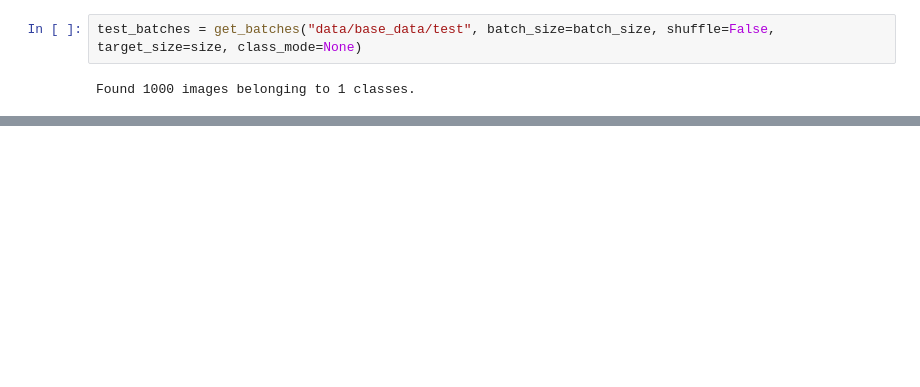
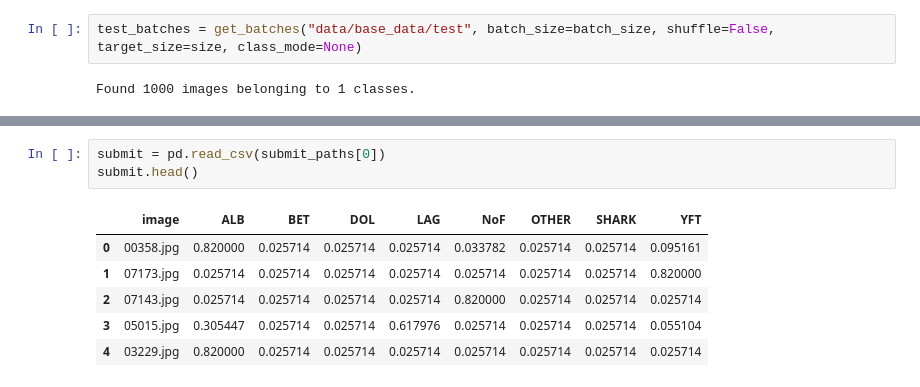
Before and after one commit to NegatioN/KaggleFisheries, a Jupyter notebook: fisheries-objdetect-ensemble.ipynb, the cells around one changed output, grey strips where cells are left out. Saved outputs shown, nothing was run; the diff lists cells and outputs as text; blank space fills up the shorter version.

```diff
--- a/fisheries-objdetect-ensemble.ipynb
+++ b/fisheries-objdetect-ensemble.ipynb
@@ -176,0 +222,10 @@ submission.to_csv(path + 'results/fishy5.csv', index=False)
+# %%
+submit = pd.read_csv(submit_paths[0])
+submit.head()
+# %% [output]
+|  | image | ALB | BET | DOL | LAG | NoF | OTHER | SHARK | YFT |
+| 0 | 00358.jpg | 0.820000 | 0.025714 | 0.025714 | 0.025714 | 0.033782 | 0.025714 | 0.025714 | 0.095161 |
+| 1 | 07173.jpg | 0.025714 | 0.025714 | 0.025714 | 0.025714 | 0.025714 | 0.025714 | 0.025714 | 0.820000 |
+| 2 | 07143.jpg | 0.025714 | 0.025714 | 0.025714 | 0.025714 | 0.820000 | 0.025714 | 0.025714 | 0.025714 |
+| 3 | 05015.jpg | 0.305447 | 0.025714 | 0.025714 | 0.617976 | 0.025714 | 0.025714 | 0.025714 | 0.055104 |
+| 4 | 03229.jpg | 0.820000 | 0.025714 | 0.025714 | 0.025714 | 0.025714 | 0.025714 | 0.025714 | 0.025714 |
```
Also changed, not shown: parts of 18 cells of this notebook.
